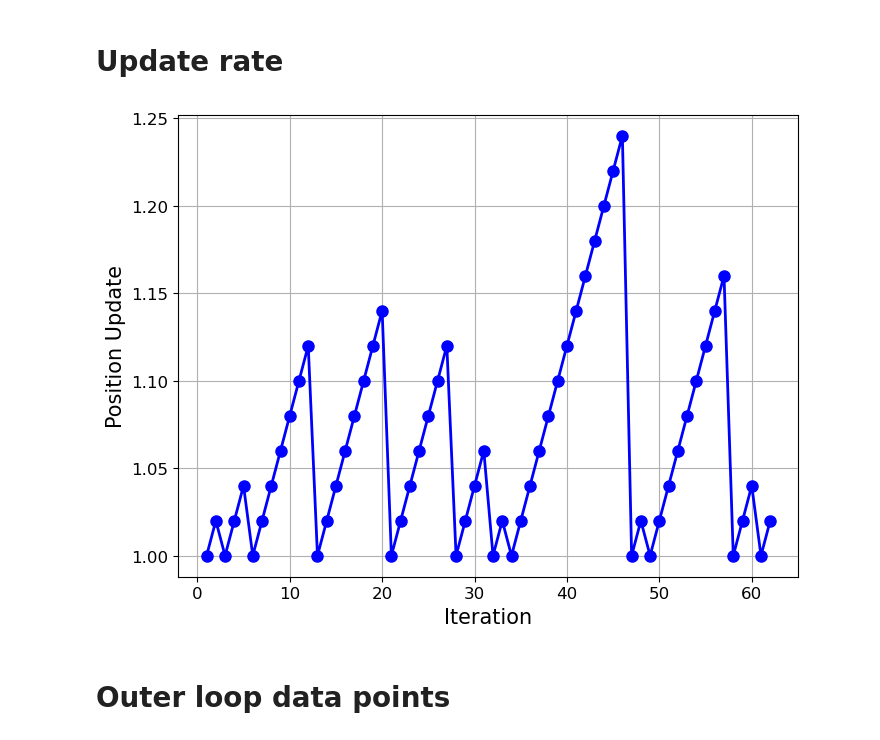
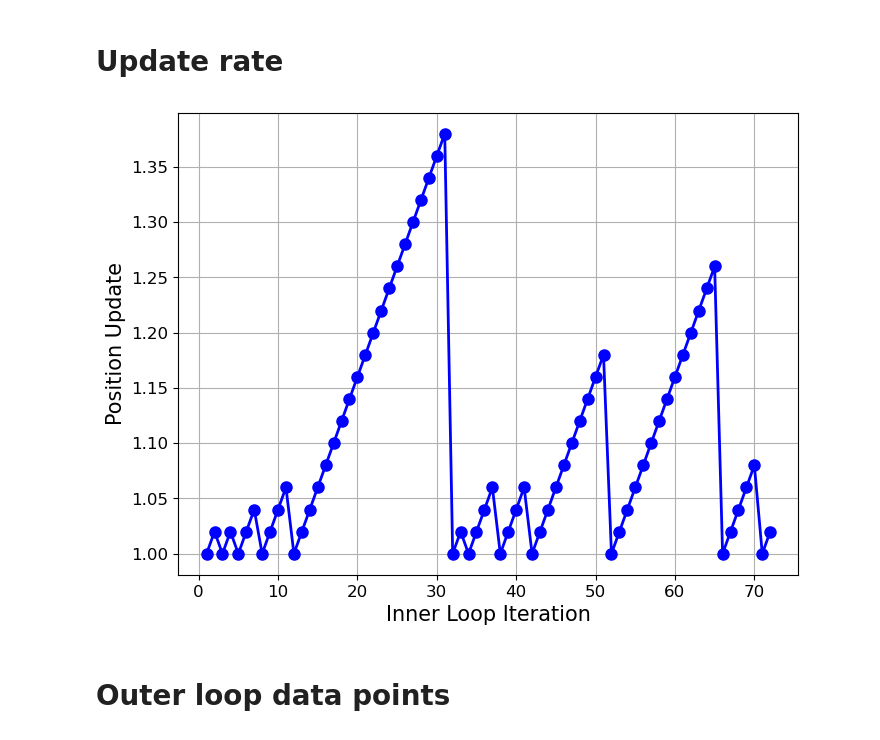
Before and after one commit to hoon-ock/landscape-search, a Jupyter notebook: muller_ogn.ipynb, the cells around one changed output. Cells and saved outputs as stored; diff of their text form; code cells hidden in the pictures.

```diff
--- a/muller_ogn.ipynb
+++ b/muller_ogn.ipynb
@@ -37,7 +37,8 @@ np.random.seed(random_seed)
 total_step = 10000       # total number of steps
 large_batch_size = 500  # number of steps for outer loop
 small_batch_size = 50   # number of steps for inner loop (scout)
-k = 50.0                # update rate parameter (higher k means smaller update)
+k = 50.0                # update rate slope (higher k means smaller update)
+beta = 1.0             # update rate intercept (higher beta means larger update)
 boundary_frac = 0.75    # threshold to determine bounday based on the fraction of points in the region
 
 
@@ -176,7 +178,7 @@ while remain_step > 0:
 
     # Instantiation
     particle_outer = ObsBoundReInit(traj, cent_prev=cent, inc_prev=v,
-                                    delta=0.0001, k=k)
+                                    delta=0.0001, k=k, beta=beta)
 
     # Secure boundary & centroid & last point & kernel (density gradient)
     # to determine whether the next centroid is inside the boundary
@@ -247,14 +249,15 @@ init: {np.round(startingPositions[0][:2],2)} |  v_n: {v} | update: {np.round(upd
     ## init point as last traj from newly found cluster
     iteration_counter.update({n:m})
     v=0 # update rate reset
+    # update_rates.append(0) # update rate reset
     p_new = last # last point as the new initial point
     E_new = pes.potential(*p_new)
     startingPositions = np.vstack((p_new, E_new)).T
     n+=1
 
-if np.sum(list(iteration_counter.values())) == len(update_rates):
-    print('itertation number matching!!')
-else:
-    print('iteration number NOT matching!!')
+# if np.sum(list(iteration_counter.values())) == len(update_rates):
+#     print('itertation number matching!!')
+# else:
+#     print('iteration number NOT matching!!')
 # %% [output]
 1 outer step: 500   | cent: [-0.57  1.43] | init: [-0.58  1.36]
@@ -305,30 +324,30 @@ with open(os.path.join(directory, 'result.pkl'), 'wb') as file:
 # %%
 # Create the plot
 plt.figure(figsize=(8, 6))  # Set the figure size
 
 # Plot the data
 iteration = np.arange(1, len(update_rates) + 1)
 plt.plot(iteration, update_rates, marker='o', linestyle='-', color='b', markersize=8, linewidth=2)
 
 # Add labels and title
-plt.xlabel('Iteration', fontsize=15)
+plt.xlabel('Inner Loop Iteration', fontsize=15)
 plt.ylabel('Position Update', fontsize=15)
 # plt.title('Position Update vs. Iteration', fontsize=16)
 
 # Increase the tick label font size
 plt.xticks(fontsize=12)
 plt.yticks(fontsize=12)
 
 # Add gridlines
 plt.grid(True)
 
 # Save the plot as an image (optional)
 plt.savefig(os.path.join(directory, 'update_rate.png'), dpi=300, bbox_inches='tight')
 
 # Show the plot
 plt.show()
 # %% [output]
-[figure, old version]
+[figure, new version]
 # %% [markdown]
 # Outer loop data points
 # %%
```
Also changed, not shown: parts of 3 cells of this notebook, 3 other files.
